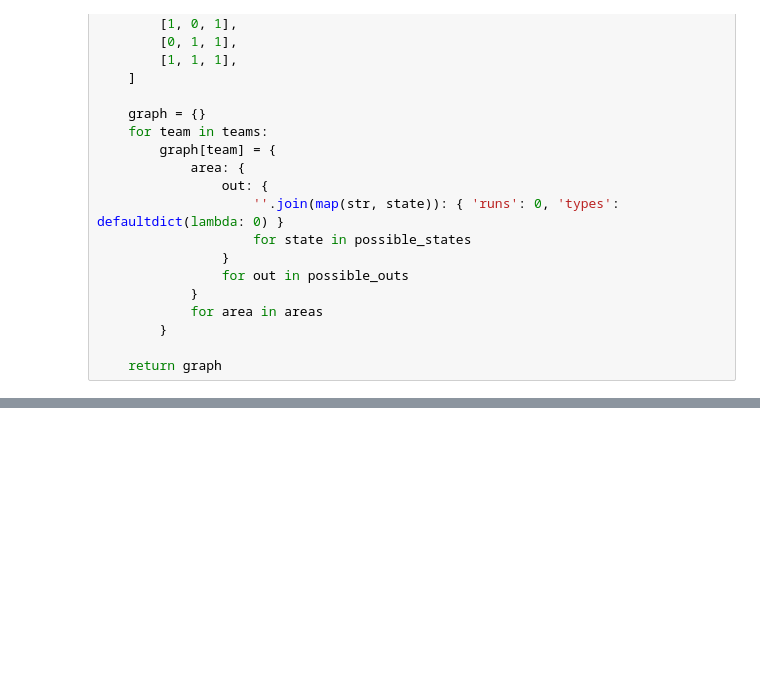
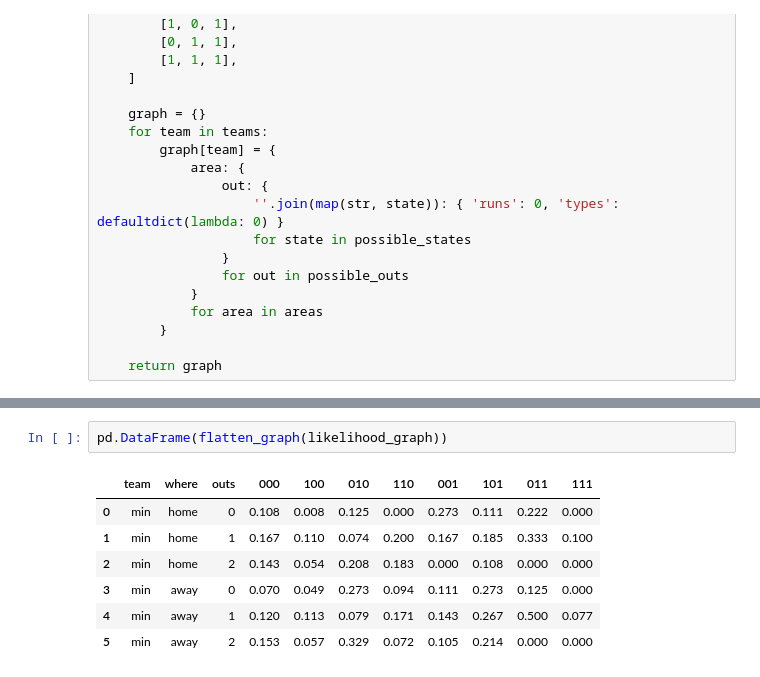
Before and after one commit to dpasse/rc, a Jupyter notebook: notebooks/mlb/pbp_state_likelihoods.ipynb, the cells around one changed output, grey strips where cells are left out. Drawn from its saved outputs; the diff is of its cells as text; blank space fills up the shorter version.

```diff
--- a/notebooks/mlb/pbp_state_likelihoods.ipynb
+++ b/notebooks/mlb/pbp_state_likelihoods.ipynb
@@ -217,0 +297,10 @@ compute_likelihoods(graph)
+# %%
+pd.DataFrame(flatten_graph(likelihood_graph))
+# %% [output]
+|  | team | where | outs | 000 | 100 | 010 | 110 | 001 | 101 | 011 | 111 |
+| 0 | min | home | 0 | 0.108 | 0.008 | 0.125 | 0.000 | 0.273 | 0.111 | 0.222 | 0.000 |
+| 1 | min | home | 1 | 0.167 | 0.110 | 0.074 | 0.200 | 0.167 | 0.185 | 0.333 | 0.100 |
+| 2 | min | home | 2 | 0.143 | 0.054 | 0.208 | 0.183 | 0.000 | 0.108 | 0.000 | 0.000 |
+| 3 | min | away | 0 | 0.070 | 0.049 | 0.273 | 0.094 | 0.111 | 0.273 | 0.125 | 0.000 |
+| 4 | min | away | 1 | 0.120 | 0.113 | 0.079 | 0.171 | 0.143 | 0.267 | 0.500 | 0.077 |
+| 5 | min | away | 2 | 0.153 | 0.057 | 0.329 | 0.072 | 0.105 | 0.214 | 0.000 | 0.000 |
```
Also changed, not shown: parts of 8 cells of this notebook, 2 other files.
